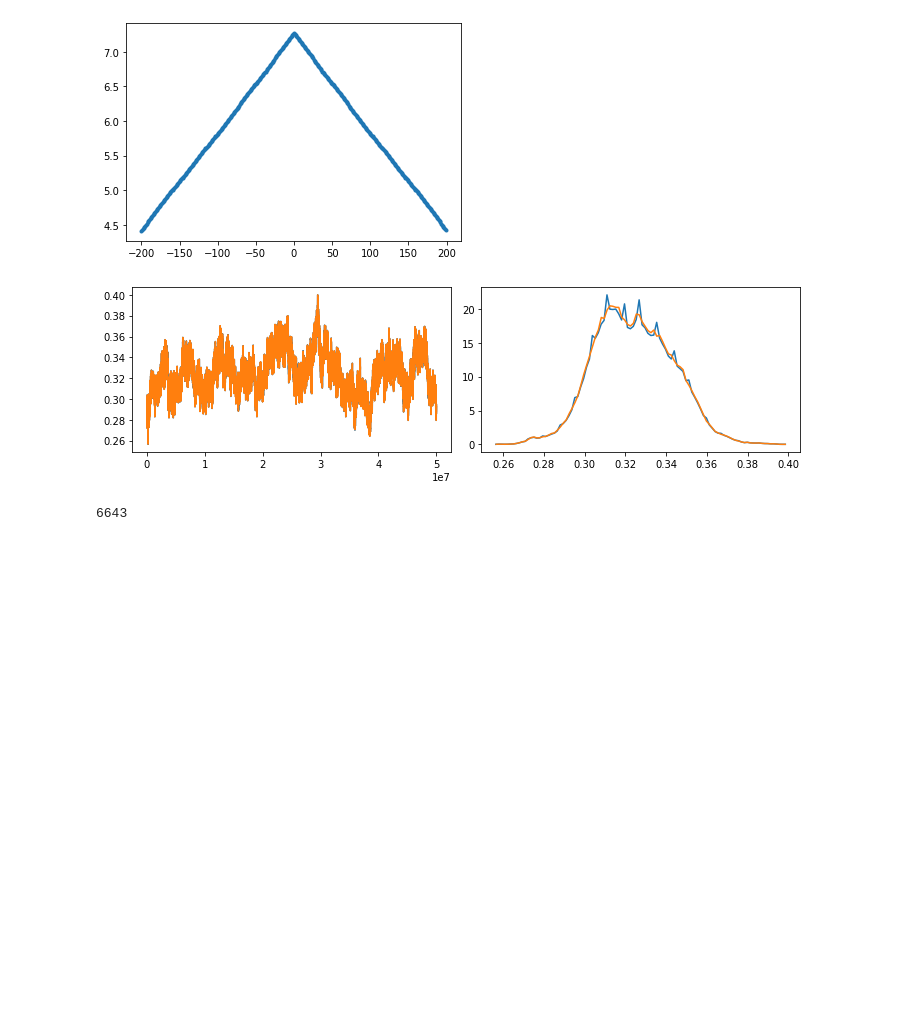
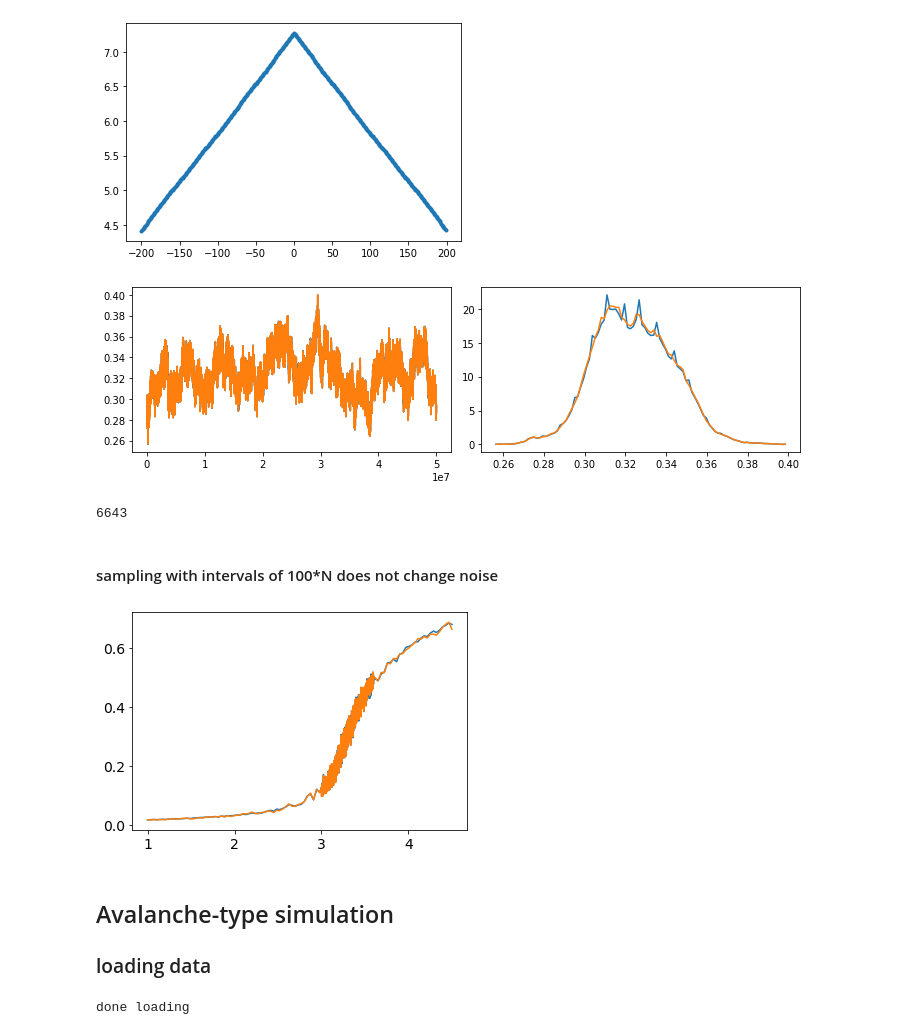
Before and after one commit to mgirardis/contact-process, a Jupyter notebook: check_phase_transition.ipynb, the cells around one changed output. Cells and saved outputs as stored; diff of their text form; code cells hidden in the pictures; blank space fills up the shorter version.

```diff
--- a/check_phase_transition.ipynb
+++ b/check_phase_transition.ipynb
@@ -147,7 +184,7 @@ import modules.phasetransdata as ptd
 #data_to_plot = ['seq','par']
 data_to_plot = ['seq']
 
-base_dir  = 'test_sim/phase_trans_TO'
+base_dir  = 'test_sim/phase_trans_TO/time_evo_sim'
 
 input_dir = [os.path.join(base_dir, subdir) for subdir in
                 ('N100/run0',
@@ -160,7 +197,7 @@ lmbda_values_broad     = numpy.linspace(1.0,4.5,100)
 lmbda_values_fine_seq  = numpy.linspace(3.0,3.6,1000) # lmbda_values
 lmbda_values_fine_par  = numpy.linspace(2.3,2.9,1000) # lmbda_values
 
-load_phasetrans_data         = False
+load_phasetrans_data         = True
 save_phasetrans_data         = True
 return_file_data             = False
 calc_suscept_bootstrap_error = True
@@ -420,6 +464,8 @@ plt.close('all')
 gc.collect()
 # %% [output]
 6643
+# %% [markdown]
+####  sampling with intervals of 100*N does not change noise
 # %%
 import os
 import sys
@@ -434,32 +480,42 @@ if ptd:
     del sys.modules['modules.phasetransdata']
     del ptd
 import modules.phasetransdata as ptd
 
 #data_to_plot = ['seq','par']
 data_to_plot = ['seq']
 
-base_dir  = 'test_sim/phase_trans_TO'
+base_dir  = 'test_sim/phase_trans_TO/time_evo_sim'
 
 input_dir = [os.path.join(base_dir, subdir) for subdir in
                 ('N100/run0',)]
 
 lmbda_values_broad     = numpy.linspace(1.0,4.5,100)
 lmbda_values_fine_seq  = numpy.linspace(3.0,3.6,1000) # lmbda_values
 
 return_file_data             = False
 calc_suscept_bootstrap_error = False
-n_time_sample_constant       = 100
+#n_time_sample_constant       = 100
 
 N_values                     = numpy.array(misc.get_par_value_from_str(input_dir,'N',int)) #numpy.array([ dd[0].N for dd in d_par ])
 
 f_list_broad_seq_iter        = [[f for f in glob.glob(os.path.join(inpd,'*_seq_*.mat')) if misc.par_value_in_str(f,'l',lmbda_values_broad   ,float,'{:g}')]  for inpd   in input_dir] # creating iterator that generates file lists
 f_list_fine_seq_iter         = [[f for f in glob.glob(os.path.join(inpd,'*_seq_*.mat')) if misc.par_value_in_str(f,'l',lmbda_values_fine_seq,float,'{:g}')]  for inpd   in input_dir] # creating iterator that generates file lists
 
 pt_seq_TO     ,d_seq_TO      = misc.unpack_list_of_tuples([ ptd.calc_phasetrans_params_struct(f_list,'l',time_k1=10000,time_k2=10000,n_time_steps_sample=N*100,return_file_data=return_file_data,calc_suscept_bootstrap_error=calc_suscept_bootstrap_error) for f_list,N in zip(f_list_broad_seq_iter, N_values) ])
 pt_fine_seq_TO,d_fine_seq_TO = misc.unpack_list_of_tuples([ ptd.calc_phasetrans_params_struct(f_list,'l',time_k1=10000,time_k2=10000,n_time_steps_sample=N*100,return_file_data=return_file_data,calc_suscept_bootstrap_error=calc_suscept_bootstrap_error) for f_list,N in zip(f_list_fine_seq_iter , N_values) ])
 pt_seq_TO_100                = ptd.merge_phasetrans_params_struct(pt_seq_TO,pt_fine_seq_TO,'l')
 
 
 pt_seq_TO     ,d_seq_TO      = misc.unpack_list_of_tuples([ ptd.calc_phasetrans_params_struct(f_list,'l',time_k1=10000,time_k2=10000,n_time_steps_sample=N*20,return_file_data=return_file_data,calc_suscept_bootstrap_error=calc_suscept_bootstrap_error) for f_list,N in zip(f_list_broad_seq_iter, N_values) ])
 pt_fine_seq_TO,d_fine_seq_TO = misc.unpack_list_of_tuples([ ptd.calc_phasetrans_params_struct(f_list,'l',time_k1=10000,time_k2=10000,n_time_steps_sample=N*20,return_file_data=return_file_data,calc_suscept_bootstrap_error=calc_suscept_bootstrap_error) for f_list,N in zip(f_list_fine_seq_iter , N_values) ])
 pt_seq_TO_20                = ptd.merge_phasetrans_params_struct(pt_seq_TO,pt_fine_seq_TO,'l')
+
+
+fig,ax = plt.subplots(nrows=1,ncols=1)
+
+ax.plot( pt_seq_TO_20[0].l, pt_seq_TO_20[0].rho,'-')
+ax.plot(pt_seq_TO_100[0].l,pt_seq_TO_100[0].rho,'-')
+
+plt.show()
+# %% [output]
+[figure, added]
@@ -472,0 +522,53 @@ plt.show()
+# %% [markdown]
+## Avalanche-type simulation
+
+### loading data
+# %%
+import os
+import sys
+import glob
+import numpy
+import matplotlib.pyplot as plt
+import modules.phasetransdata as ptd
+if ptd:
+    del sys.modules['modules.phasetransdata']
+    del ptd
+import modules.phasetransdata as ptd
+import modules.misc_func as misc
+if misc:
+    del sys.modules['modules.misc_func']
+    del misc
+import modules.misc_func as misc
+from IPython.display import clear_output
+
+
+run_to_load_first = 1
+run_to_load_last  = 10
+
+base_dir       = 'test_sim/phase_trans_TO/dtsample_N'
+
+N_values       = numpy.sort(numpy.array(misc.get_par_value_from_str(glob.glob('test_sim/phase_trans_TO/N*/'),'N'))) #numpy.array([ dd[0].N for dd in d_par ])
+runs_to_load   = numpy.arange(run_to_load_first,run_to_load_last+1)
+input_dir_list = misc.select_str_by_par_value([ glob.glob(os.path.join(base_dir,f'N{N}/run*')) for N in N_values ],'run',runs_to_load,int,'{:d}')
+###############
+############### input_dir_list[i] -> [ list of input directores for all runs of N_values[i] ]
+###############                       e.g.
+############### input_dir_list = [  [all run dirs of N1], [all run dirs of N2], [ ... ], ...  ]
+###############
+
+n_inpt_dir = sum( len(i) for i in input_dir_list )
+pt_seq_TO  = [None for _ in N_values]
+for k,(input_dir,N) in enumerate(zip(input_dir_list,N_values)):
+    pt_seq_TO_run,d_seq_TO = misc.unpack_list_of_tuples([
+        (
+            print(f'loading {misc.get_percent_load_str(i+k*len(input_dir),n_inpt_dir)}  :::  N={N} ... {inpd} > {misc.get_percent_load_str(i,len(input_dir))}'),
+            ptd.calc_phasetrans_params_struct(glob.glob(os.path.join(inpd,'*_seq_*.mat')),'l',time_k1=10000,time_k2=10000,return_file_data=True,calc_suscept_bootstrap_error=True,return_as_struct=False),
+            clear_output(wait=True)
+        )[1]
+        for i,inpd in enumerate(input_dir)
+        ])
+    pt_seq_TO[k]           = ptd.calc_mean_phasetrans_params(pt_seq_TO_run,param_name_control='l',param_name_orderpar='rho',return_as_struct=True)
+    clear_output(wait=True)
+print('done loading')
+# %% [output]
+done loading
```
Also changed, not shown: parts of 15 cells of this notebook, 6 other files.
